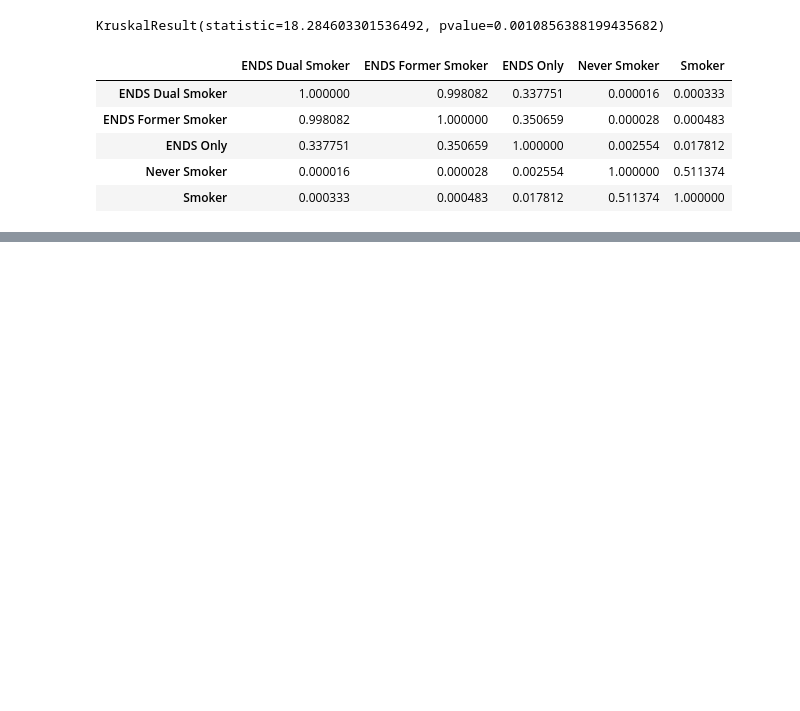
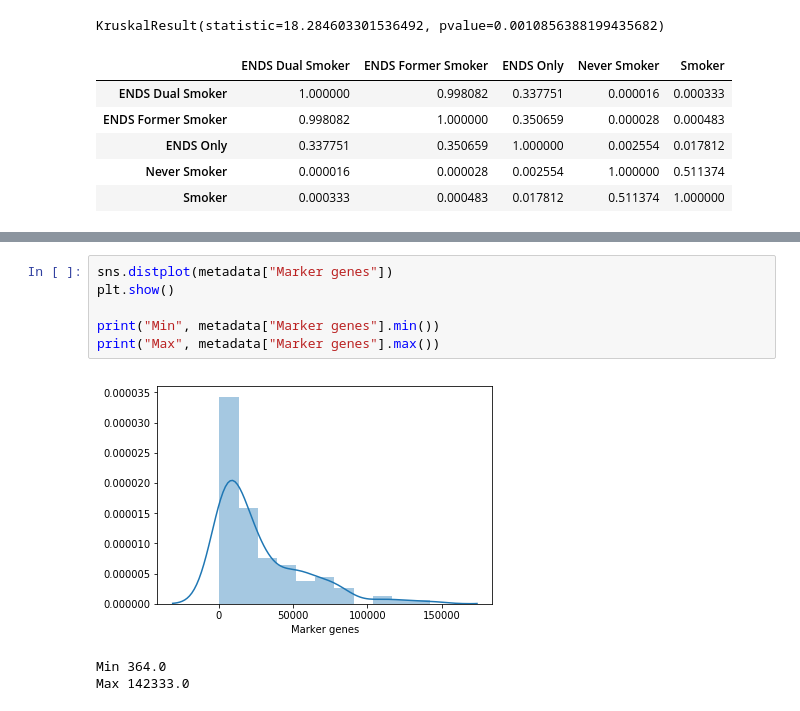
Before and after one commit to sterrettJD/Nicotine-Microbiome, a Jupyter notebook: diamond_analysis/diamond_analysis.ipynb, the cells around one changed output, grey strips where cells are left out. Cells and saved outputs as stored; diff of their text form; blank space fills up the shorter version.

Commit message:
Look into relationship with marker genes

```diff
--- a/diamond_analysis/diamond_analysis.ipynb
+++ b/diamond_analysis/diamond_analysis.ipynb
@@ -392,0 +343,10 @@ KruskalResult(statistic=18.284603301536492, pvalue=0.0010856388199435682)
+# %%
+sns.distplot(metadata["Marker genes"])
+plt.show()
+
+print("Min", metadata["Marker genes"].min())
+print("Max", metadata["Marker genes"].max())
+# %% [output]
+[figure, added]
+Min 364.0
+Max 142333.0
```
Also changed, not shown: parts of 25 cells of this notebook.
